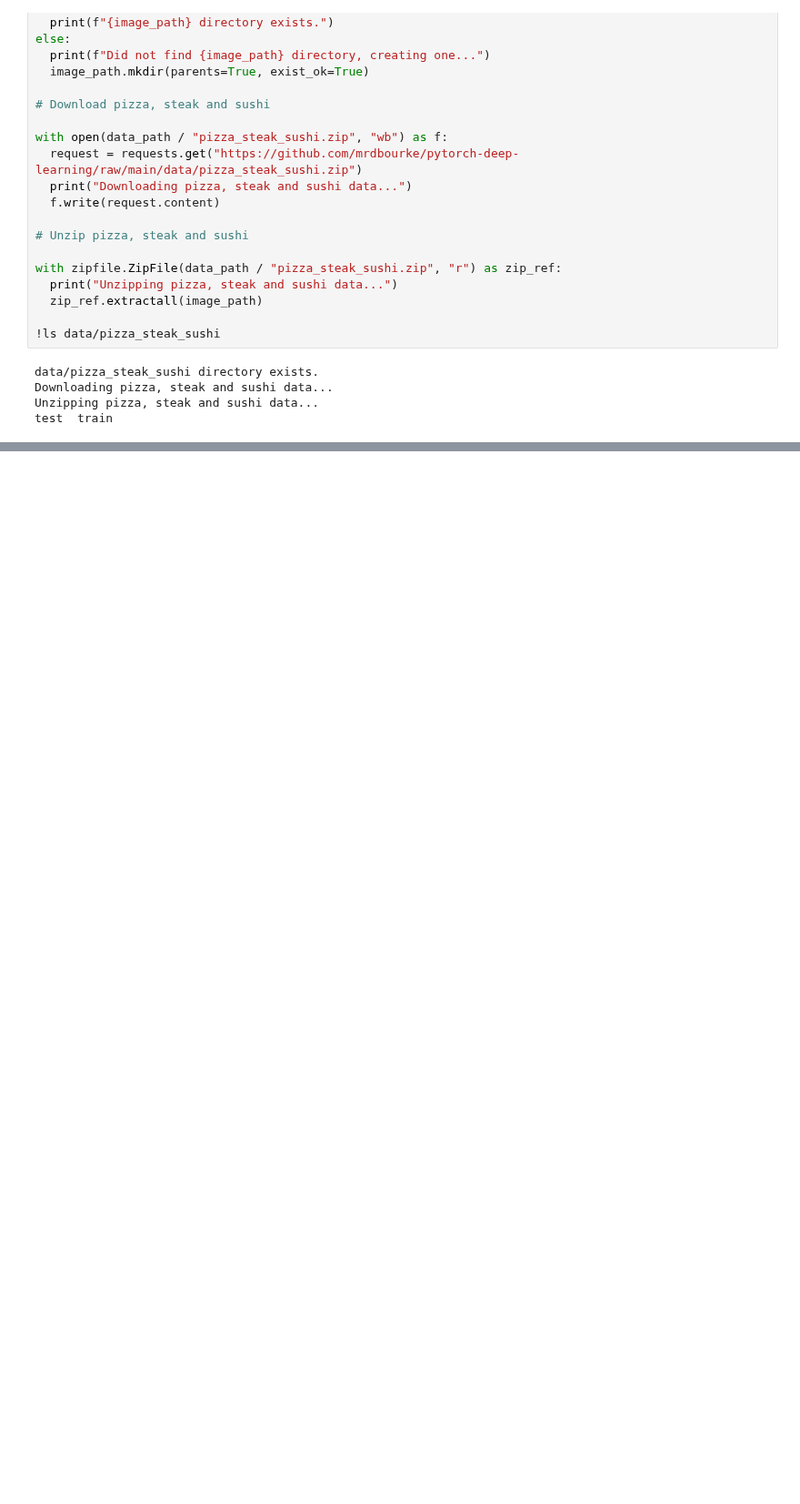
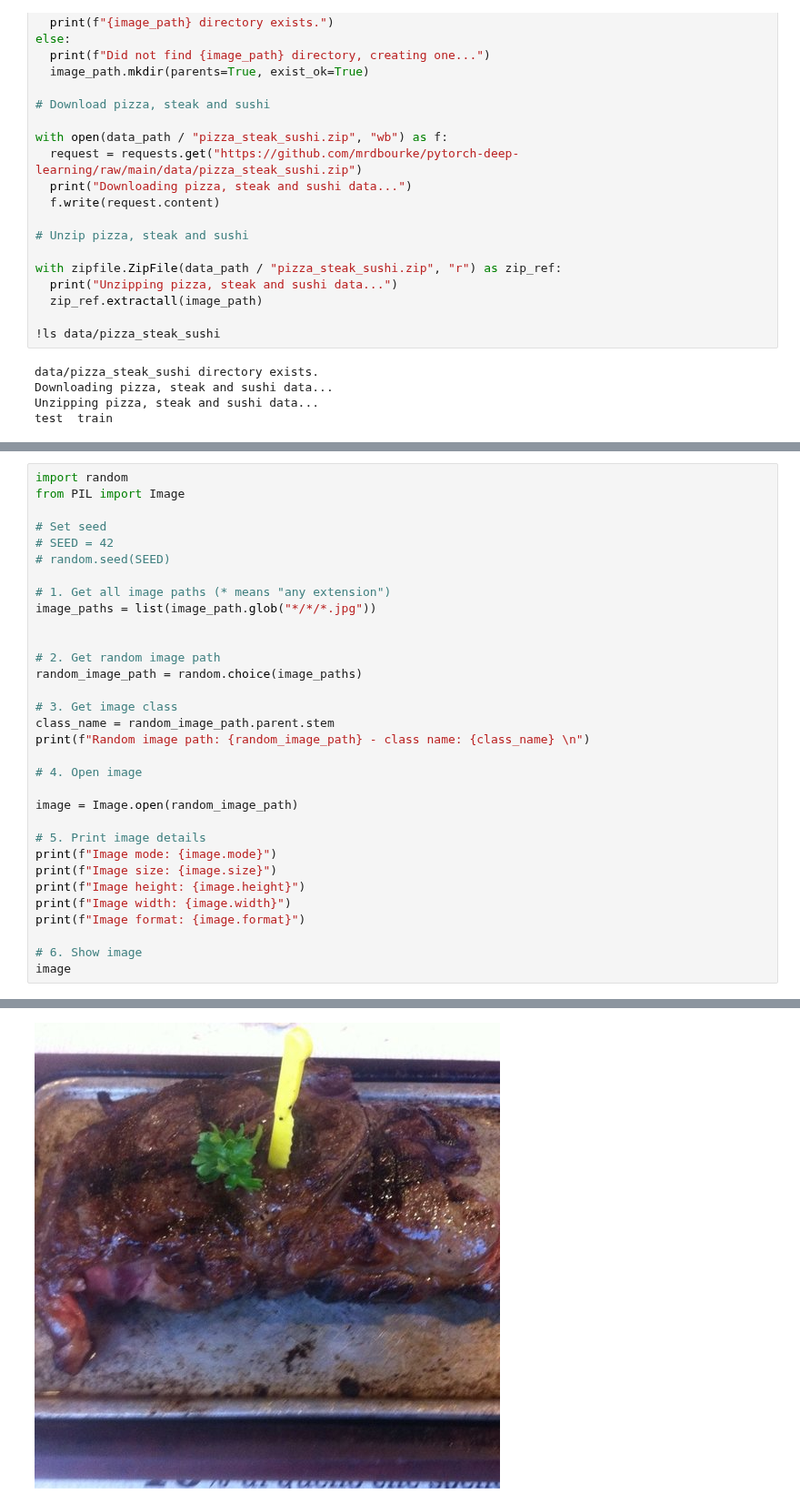
Before and after one commit to pouyarahmti/Pytorch-Deep-Learning-Bootcamp, a Jupyter notebook: 04_PyTorch_Custom_Datasets.ipynb, the cells around one changed output, grey strips where cells are left out. Shown at 91% size. Drawn from its saved outputs; the diff is of its cells as text; blank space fills up the shorter version.

Commit message:
Read all images and show a random one

```diff
--- a/04_PyTorch_Custom_Datasets.ipynb
+++ b/04_PyTorch_Custom_Datasets.ipynb
@@ -64,0 +104,33 @@ test  train
+# %%
+import random
+from PIL import Image
+
+# Set seed
+# SEED = 42
+# random.seed(SEED)
+
+# 1. Get all image paths (* means "any extension")
+image_paths = list(image_path.glob("*/*/*.jpg"))
+
+
+# 2. Get random image path
+random_image_path = random.choice(image_paths)
+
+# 3. Get image class
+class_name = random_image_path.parent.stem
+print(f"Random image path: {random_image_path} - class name: {class_name} \n")
+
+# 4. Open image
+
+image = Image.open(random_image_path)
+
+# 5. Print image details
+print(f"Image mode: {image.mode}")
+print(f"Image size: {image.size}")
+print(f"Image height: {image.height}")
+print(f"Image width: {image.width}")
+print(f"Image format: {image.format}")
+
+# 6. Show image
+image
+# %% [output]
@@ -64,0 +144 @@ test  train
+[figure, added]
```
Also changed, not shown: parts of 6 cells of this notebook.
